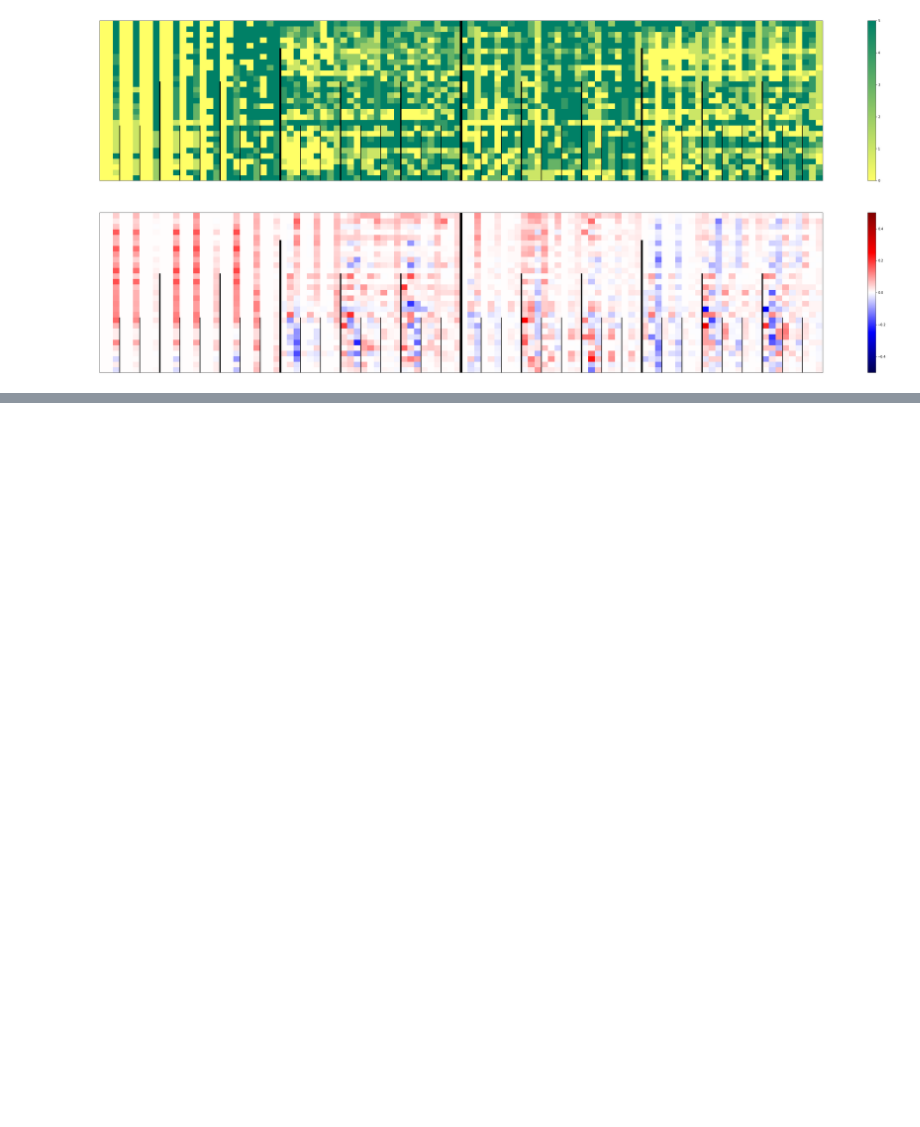
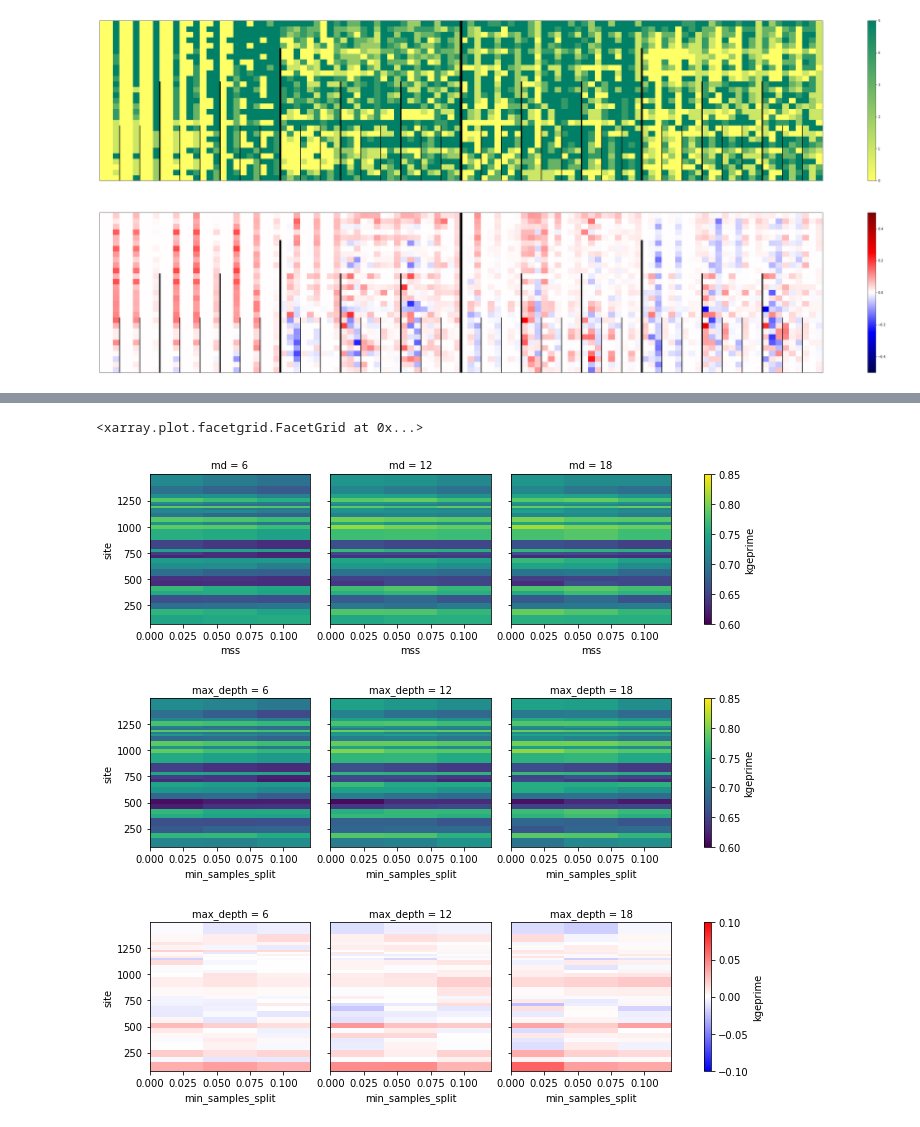
Before and after one commit to javitausia/geocean-nz-ss, a Jupyter notebook: notebooks/models_results.ipynb, the cells around one changed output, grey strips where cells are left out. Saved outputs shown, nothing was run; the diff lists cells and outputs as text; code cells hidden in the pictures; blank space fills up the shorter version.

```diff
--- a/notebooks/models_results.ipynb
+++ b/notebooks/models_results.ipynb
@@ -129,0 +164,17 @@ for ax in axes:
+# %%
+best_xgb.sel(site=xgb_stats.site).kgeprime.squeeze().plot.pcolormesh(
+    col='md',vmin=0.6,vmax=0.85)
+xgb_stats.isel(
+    grad=1,winds=1,tlapse=2,tresample=2,region=1).kgeprime.squeeze().plot.pcolormesh(
+    col='max_depth',vmin=0.6,vmax=0.85
+)
+(best_xgb.sel(site=xgb_stats.site).kgeprime.squeeze().rename({'md':'max_depth','mss':'min_samples_split'})-\
+ xgb_stats.isel(grad=1,winds=1,tlapse=2,tresample=2,region=1).kgeprime.squeeze()
+).plot.pcolormesh(
+    col='max_depth',vmin=-0.1,vmax=0.1,cmap='bwr'
+)
+# %% [output]
+<xarray.plot.facetgrid.FacetGrid at 0x...>
+[figure, added]
+[figure, added]
+[figure, added]
```
Also changed, not shown: parts of 4 cells of this notebook.
